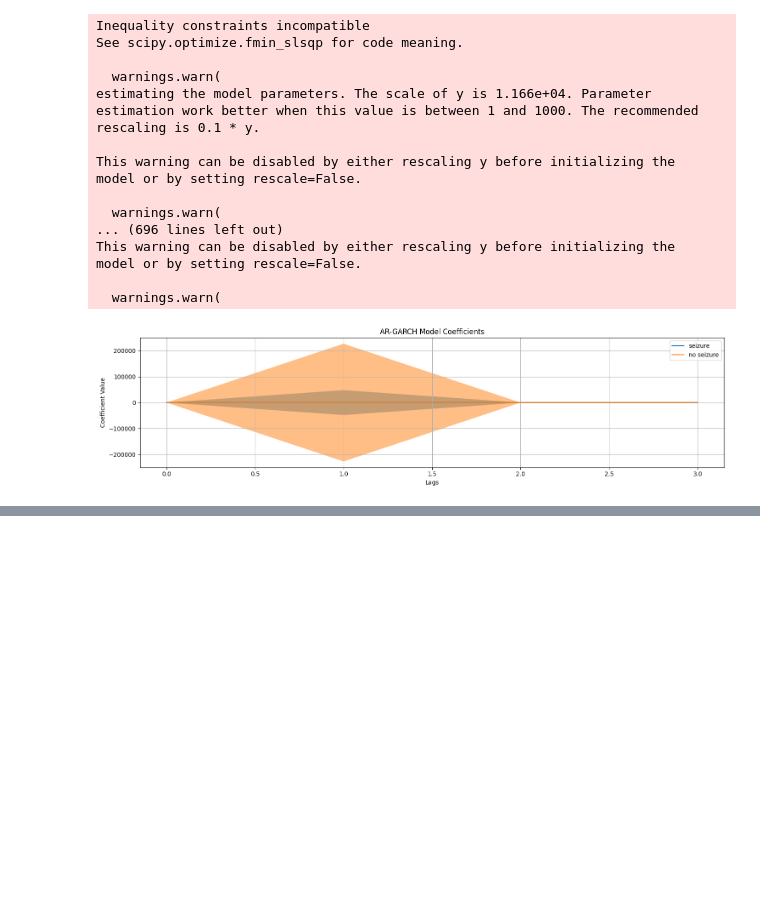
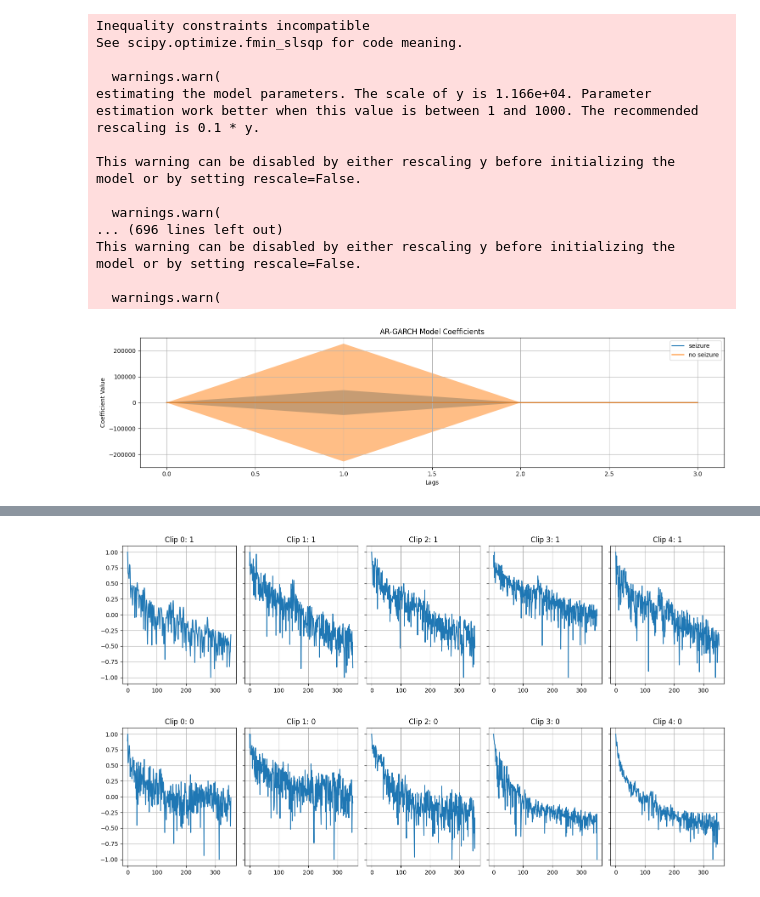
Before and after one commit to cboissier77/eeg_seizure_classifier, a Jupyter notebook: notebooks/experiments.ipynb, the cells around one changed output, grey strips where cells are left out. Saved outputs shown, nothing was run; the diff lists cells and outputs as text; code cells hidden in the pictures; blank space fills up the shorter version.

```diff
--- a/notebooks/experiments.ipynb
+++ b/notebooks/experiments.ipynb
@@ -497,0 +584,28 @@ model or by setting rescale=False.
+# %%
+# normalize each clips
+x_normalized = []
+for i in range(len(x)):
+    x_normalized.append(normalize_eeg(x[i]))
+
+x_normalized = np.array(x_normalized)
+x_normalized_label_1 = x_normalized[labels == 1]
+x_normalized_label_0 = x_normalized[labels == 0]
+# plot first 5 signals with label 1
+fig, axes = plt.subplots(1, 5, figsize=(15, 4), sharey=True)
+for i in range(5):
+    axes[i].plot(x_normalized_label_1[i])
+    axes[i].grid()
+    axes[i].set(title=(f"Clip {i}: 1"))
+fig.tight_layout()
+plt.show()
+# plot first 5 signals with label 0
+fig, axes = plt.subplots(1, 5, figsize=(15, 4), sharey=True)
+for i in range(5):
+    axes[i].plot(x_normalized_label_0[i])
+    axes[i].grid()
+    axes[i].set(title=(f"Clip {i}: 0"))
+fig.tight_layout()
+plt.show()
+# %% [output]
+[figure, added]
+[figure, added]
```
Also changed, not shown: parts of 7 cells of this notebook, 5 other files.
